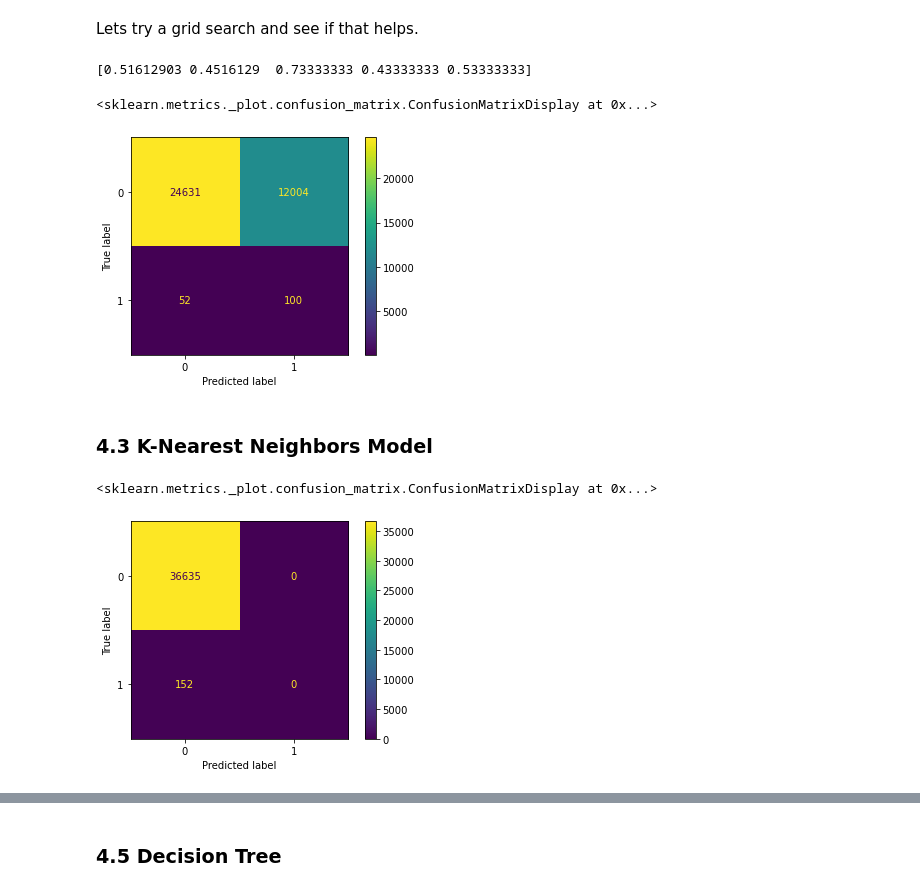
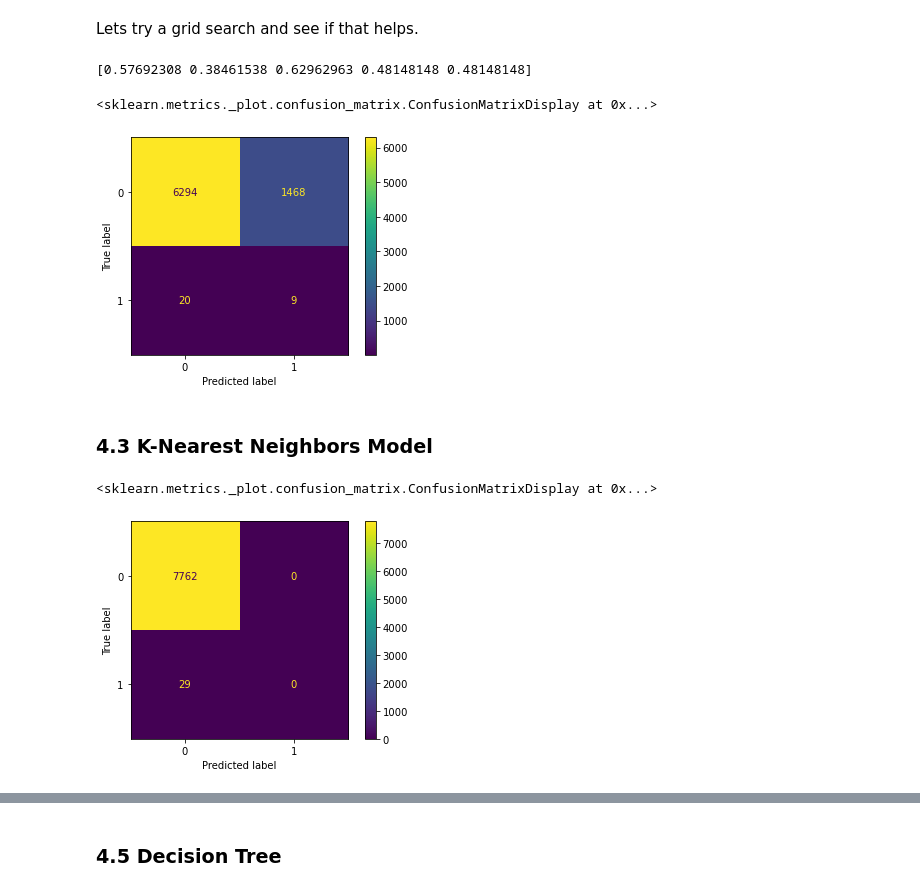
Before and after one commit to AidanStack/Cycling_Classification_Project, a Jupyter notebook: Aidan/Aidan's Notebook.ipynb, the cells around one changed output, grey strips where cells are left out. Drawn from its saved outputs; the diff is of its cells as text; code cells hidden in the pictures.

Commit message:
added test split, more models working

```diff
--- a/Aidan/Aidan's Notebook.ipynb
+++ b/Aidan/Aidan's Notebook.ipynb
@@ -495,8 +495,11 @@ The absolute first thing we need to do in terms of preprocessing is to seperate
 X = all_cycling_collisions.drop(['Lethal'], axis=1)
 y = all_cycling_collisions['Lethal']
 
-# Performing the split
-X_train, X_hold, y_train, y_hold = train_test_split(X, y, random_state=seed, test_size=.15)
+# Train holdout split
+X_train, X_hold, y_train, y_hold = train_test_split(X, y, random_state=seed, test_size=.10)
+
+# Train test split
+X_train, X_test, y_train, y_test = train_test_split(X_train, y_train, random_state=seed, test_size=.2)
 # %% [markdown]
 ### 3.2 Imputing Missing Values
 # %%
@@ -508,8 +511,15 @@ imp = SimpleImputer(strategy='constant')
 imp.fit(X_train)
 X_train_imputed = pd.DataFrame(imp.transform(X_train))
 
+imp = SimpleImputer(strategy='constant')
+imp.fit(X_test)
+X_test_imputed = pd.DataFrame(imp.transform(X_test))
+
 # Adding the original column names back on
 X_train_imputed.rename(columns=columns, inplace=True)
+
+X_test_imputed.rename(columns=columns, inplace=True)
+
 
 one_hots = ['Year', 'Month', 'Holiday Collision', 'Hour', 'Borough']
 ordinals = ['Zip Code', 'Street', 'Cross Street', 'Factor 1', 'Vehicle Type']
@@ -522,3 +532,5 @@ ct = ColumnTransformer([
 
 X_train_encoded =  pd.DataFrame(ct.fit_transform(X_train_imputed))
 X_train_encoded.head()
+
+X_test_encoded = pd.DataFrame(ct.fit_transform(X_test_imputed))
@@ -536,15 +541,8 @@ X_train_encoded.head()
 # %%
 # Instantiating our Dummy Model and fitting it to our training data
 clf_1 = DummyClassifier(strategy='most_frequent')
-clf_1.fit(X_train, y_train)
-dummy_pred = clf_1.predict(X_hold)
+clf_1.fit(X_train_encoded, y_train)
 
 # Looking at the confusion matrix
-plot_confusion_matrix(clf_1, X_hold, y_hold)
-
-# Looking at accuracy
-print(f'The dummy model has an accuracy of {accuracy_score(y_hold, dummy_pred)}')
-
-# But what about recall
-print(f'The dummy model has a recall of {recall_score(y_hold, dummy_pred)}')
+plot_confusion_matrix(clf_1, X_test_encoded, y_test)
 # %% [output]
@@ -556,7 +553,7 @@ The dummy model has a recall of 0.0
 
    This will serve as our baseline model to compare the performance of our later model iterations to.
 # %%
-clf_2 = LogisticRegression(random_state=seed)
+clf_2 = LogisticRegression(random_state=seed, max_iter=1000)
 clf_2.fit(X_train_encoded, y_train)
 cross_val_score(clf_2, X_train_encoded, y_train, scoring='recall')
 # %% [output]
@@ -566,33 +563,33 @@ Lets try a grid search and see if that helps.
 # %%
 pg2 = {'tol' : [1e-4, 1e-5, 1e-6, 1e-7],
        'C' : [.1, .01, .001],
        'class_weight' : ['balanced'],
        'max_iter': [100000]}
 
 # The grid search is commented out to reduce notebook runtime, best parameters are input into best_logreg
 
 # tuned_logreg = GridSearchCV(clf_2, pg2, cv=5)
 # tuned_logreg.fit(X_train_encoded, y_train)
 # tuned_logreg.best_estimator_
 
 tuned_logreg = LogisticRegression(random_state=seed, C=0.1,
                                   class_weight='balanced', max_iter=1000000)
 
 print(cross_val_score(tuned_logreg, X_train_encoded, y_train, scoring='recall'))
 
 tuned_logreg.fit(X_train_encoded, y_train)
-plot_confusion_matrix(tuned_logreg, X_train_encoded, y_train)
+plot_confusion_matrix(tuned_logreg, X_test_encoded, y_test)
 # %% [output]
-[0.51612903 0.4516129  0.73333333 0.43333333 0.53333333]
+[0.57692308 0.38461538 0.62962963 0.48148148 0.48148148]
 <sklearn.metrics._plot.confusion_matrix.ConfusionMatrixDisplay at 0x...>
-[figure, old version]
+[figure, new version]
 # %% [markdown]
 ### 4.3 K-Nearest Neighbors Model
 # %%
 clf_3 = KNeighborsClassifier()
 clf_3.fit(X_train_encoded, y_train)
-cross_val_score
+plot_confusion_matrix(clf_3, X_test_encoded, y_test)
 # %% [output]
 <sklearn.metrics._plot.confusion_matrix.ConfusionMatrixDisplay at 0x...>
-[figure, old version]
+[figure, new version]
 # %%
```
Also changed, not shown: parts of 16 cells of this notebook.
